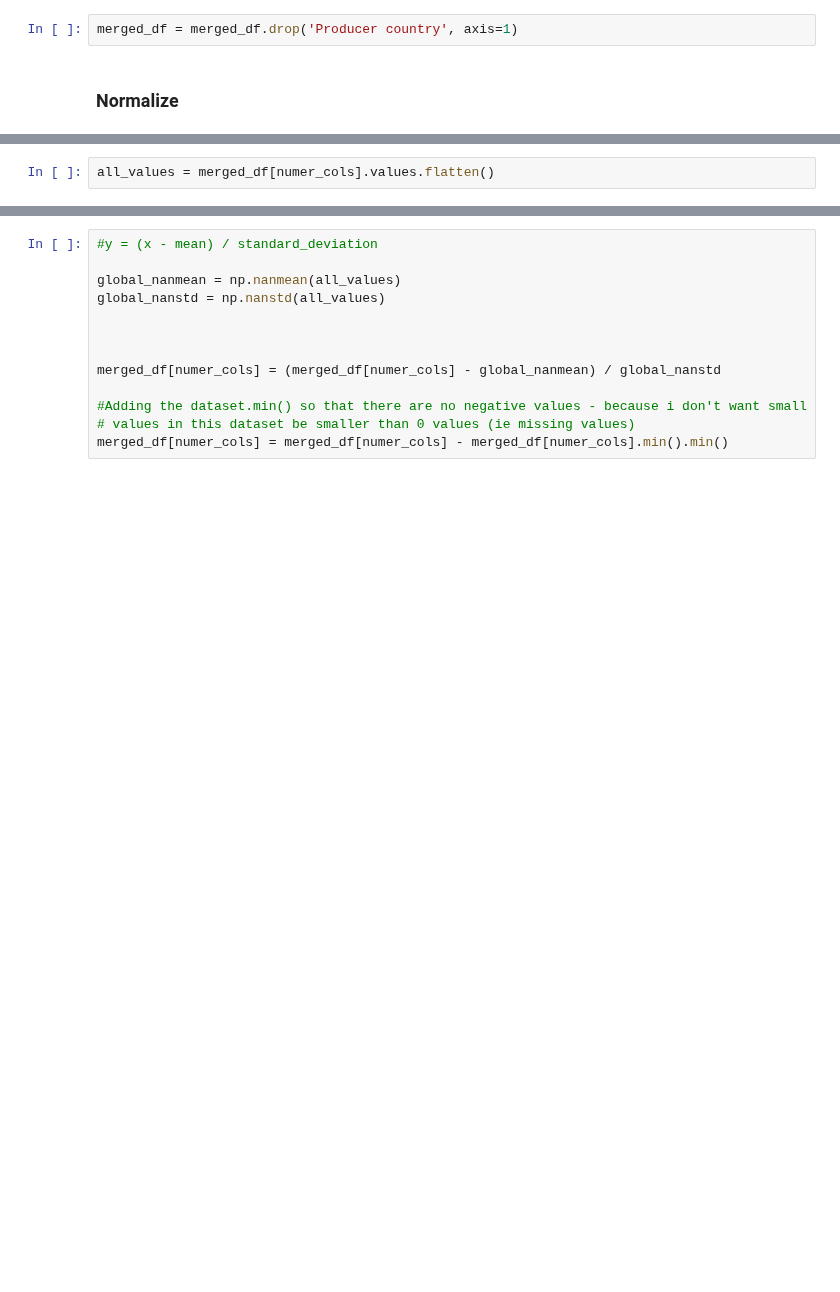
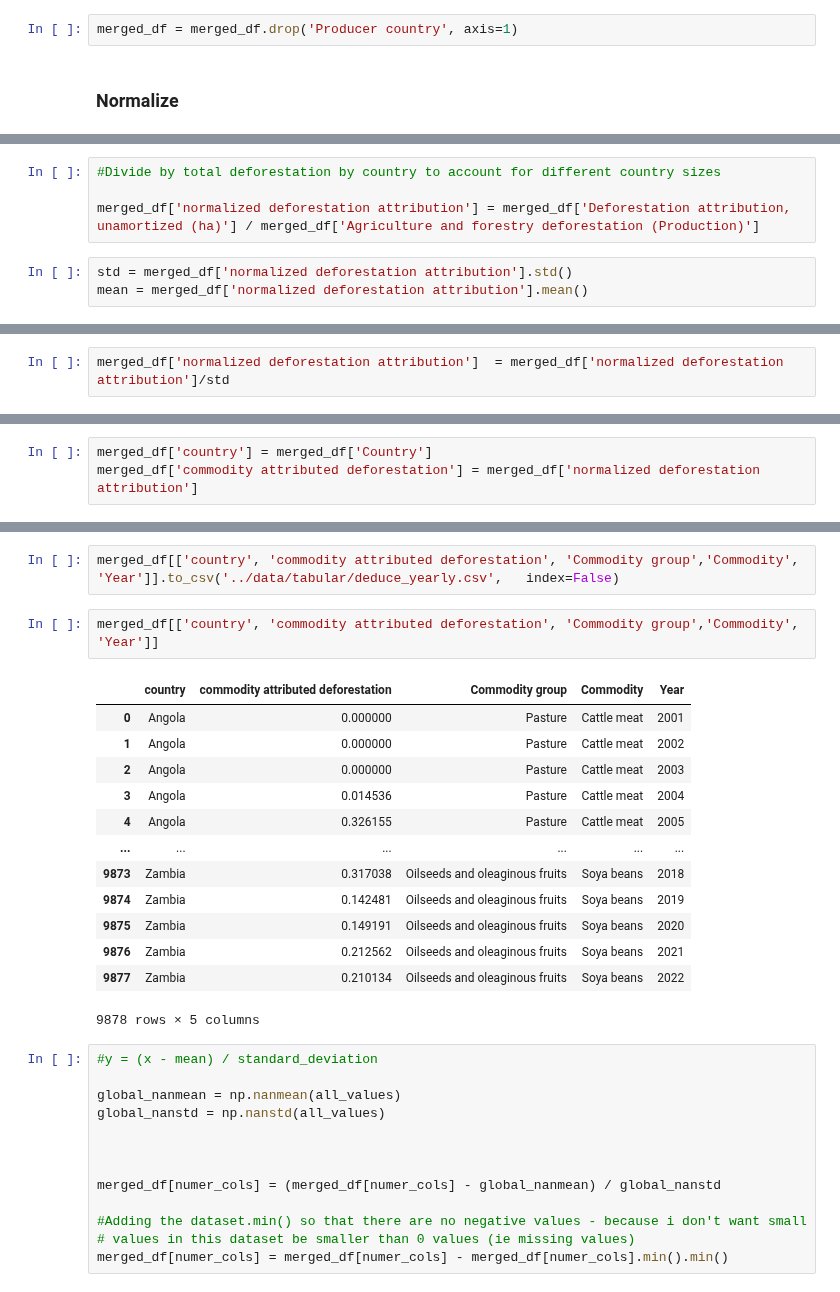
Before and after one commit to janpisl/location-encoding, a Jupyter notebook: notebooks/DeDuCE-dynamic-data-processing.ipynb, the cells around one changed output, grey strips where cells are left out. Saved outputs shown, nothing was run; the diff lists cells and outputs as text; blank space fills up the shorter version.

```diff
--- a/notebooks/DeDuCE-dynamic-data-processing.ipynb
+++ b/notebooks/DeDuCE-dynamic-data-processing.ipynb
@@ -172,2 +78,7 @@ numer_cols = ['Cocoa beans', 'Coffee, green', 'Forest plantation', 'Pasture',
+# %%
+#Divide by total deforestation by country to account for different country sizes
+
+merged_df['normalized deforestation attribution'] = merged_df['Deforestation attribution, unamortized (ha)'] / merged_df['Agriculture and forestry deforestation (Production)']
 # %%
-all_values = merged_df[numer_cols].values.flatten()
+std = merged_df['normalized deforestation attribution'].std()
+mean = merged_df['normalized deforestation attribution'].mean()
@@ -173,0 +89,2 @@ all_values = merged_df[numer_cols].values.flatten()
+# %%
+merged_df['normalized deforestation attribution']  = merged_df['normalized deforestation attribution']/std
@@ -173,0 +103,3 @@ all_values = merged_df[numer_cols].values.flatten()
+# %%
+merged_df['country'] = merged_df['Country']
+merged_df['commodity attributed deforestation'] = merged_df['normalized deforestation attribution']
@@ -174,3 +117,21 @@ all_values = merged_df[numer_cols].values.flatten()
+# %%
+merged_df[['country', 'commodity attributed deforestation', 'Commodity group','Commodity', 'Year']].to_csv('../data/tabular/deduce_yearly.csv',   index=False)
+# %%
+merged_df[['country', 'commodity attributed deforestation', 'Commodity group','Commodity', 'Year']]
+# %% [output]
+|  | country | commodity attributed deforestation | Commodity group | Commodity | Year |
+| 0 | Angola | 0.000000 | Pasture | Cattle meat | 2001 |
+| 1 | Angola | 0.000000 | Pasture | Cattle meat | 2002 |
+| 2 | Angola | 0.000000 | Pasture | Cattle meat | 2003 |
+| 3 | Angola | 0.014536 | Pasture | Cattle meat | 2004 |
+| 4 | Angola | 0.326155 | Pasture | Cattle meat | 2005 |
+| ... | ... | ... | ... | ... | ... |
+| 9873 | Zambia | 0.317038 | Oilseeds and oleaginous fruits | Soya beans | 2018 |
+| 9874 | Zambia | 0.142481 | Oilseeds and oleaginous fruits | Soya beans | 2019 |
+| 9875 | Zambia | 0.149191 | Oilseeds and oleaginous fruits | Soya beans | 2020 |
+| 9876 | Zambia | 0.212562 | Oilseeds and oleaginous fruits | Soya beans | 2021 |
+| 9877 | Zambia | 0.210134 | Oilseeds and oleaginous fruits | Soya beans | 2022 |
+9878 rows × 5 columns
 # %%
 #y = (x - mean) / standard_deviation
 
```
Also changed, not shown: parts of 24 cells of this notebook, 7 other files.
